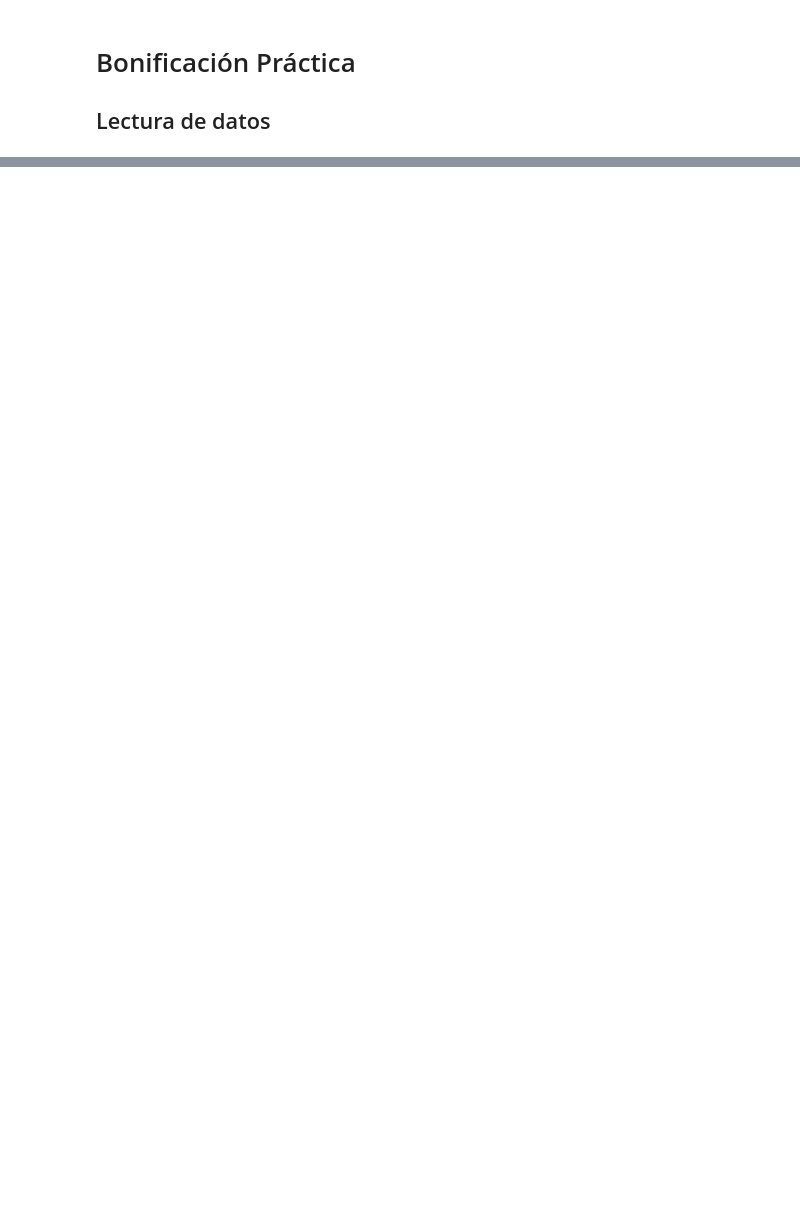
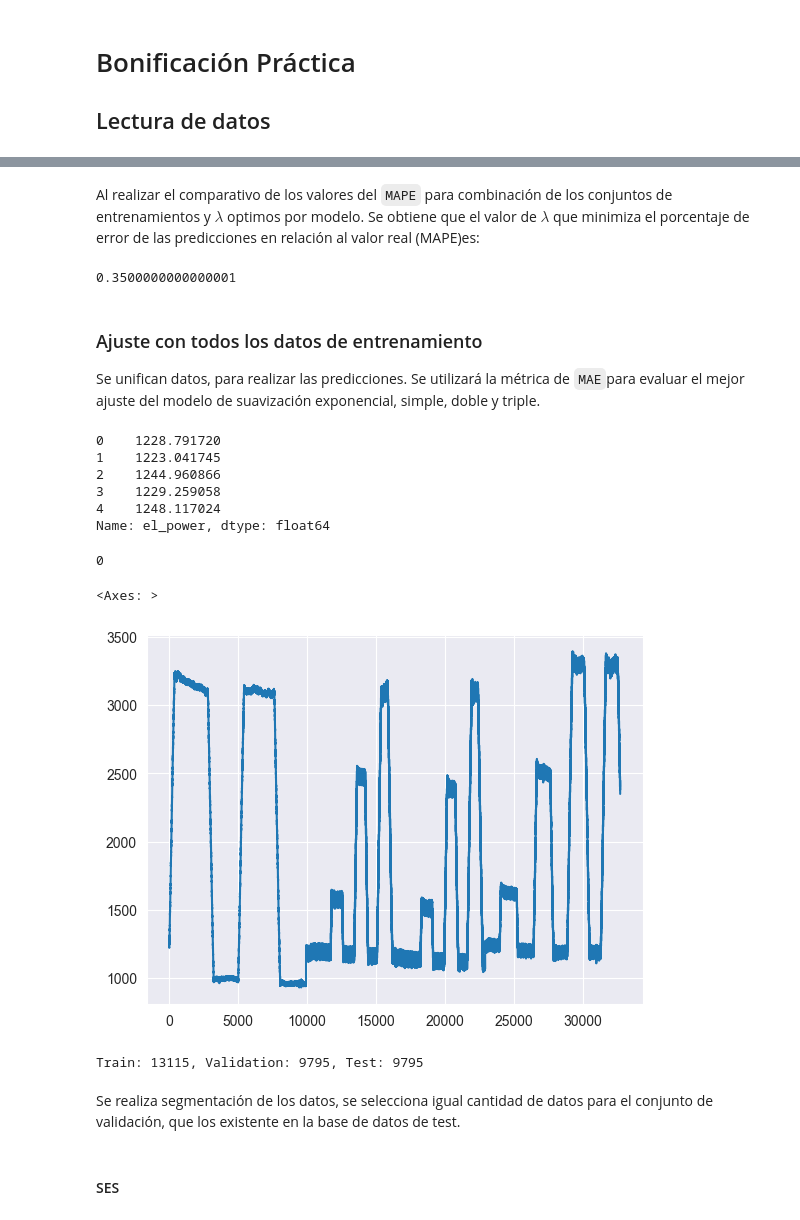
Before and after one commit to Jasonjeik/jbook_ST20240919, a Jupyter notebook: _sources/Bonificacion_1.ipynb, the cells around one changed output, grey strips where cells are left out. Cells and saved outputs as stored; diff of their text form; code cells hidden in the pictures; blank space fills up the shorter version.

```diff
--- a/_sources/Bonificacion_1.ipynb
+++ b/_sources/Bonificacion_1.ipynb
@@ -88,0 +256,67 @@ for i, (model, test_table) in enumerate(zip(models, test_tables)):
+# %% [markdown]
+Al realizar el comparativo de los valores del `MAPE` para combinación de los conjuntos de entrenamientos y $\lambda$ optimos por modelo. Se obtiene que el valor de $\lambda$ que minimiza el porcentaje de error de las predicciones en relación al valor real (MAPE)es:
+# %%
+idx_min_mape = mx_result['MAPE'].idxmin()
+optimal_lambda = mx_result.loc[idx_min_mape, 'Lambda']
+optimal_lambda
+# %% [output]
+0.3500000000000001
+# %% [markdown]
+### Ajuste con todos los datos de entrenamiento
+
+Se unifican datos, para realizar las predicciones. Se utilizará la métrica de `MAE`para evaluar el mejor ajuste del modelo de suavización exponencial, simple, doble y triple.
+# %%
+import pandas as pd
+import numpy as np
+from matplotlib import pyplot as plt
+import seaborn as sns
+import statsmodels.api as sm
+from sklearn.metrics import mean_absolute_error
+import itertools
+import warnings
+from statsmodels.tools.sm_exceptions import ConvergenceWarning
+warnings.simplefilter('ignore', ConvergenceWarning)
+from statsmodels.tsa.holtwinters import ExponentialSmoothing
+from statsmodels.tsa.holtwinters import SimpleExpSmoothing
+from statsmodels.tsa.seasonal import seasonal_decompose
+import statsmodels.tsa.api as smt
+
+train_1_ts = pd.Series(data=train_1['el_power'].values, index=train_1.index)
+train_3_ts = pd.Series(data=train_3['el_power'].values, index=train_3.index)
+train_5_ts = pd.Series(data=train_5['el_power'].values, index=train_5.index)
+test_1_ts = pd.Series(data=test_1['el_power'].values, index=test_1.index)
+all_ts = pd.concat([train_1_ts, train_3_ts,train_5_ts,test_1_ts], axis=0,ignore_index=True)
+lambda_ = optimal_lambda
+all_ts.name = 'el_power'
+all_ts.head()
+# %% [output]
+0    1228.791720
+1    1223.041745
+2    1244.960866
+3    1229.259058
+4    1248.117024
+Name: el_power, dtype: float64
+# %%
+all_ts.isnull().sum()
+# %% [output]
+0
+# %%
+all_ts.plot()
+# %% [output]
+<Axes: >
+[figure, added]
+# %%
+tau_test = len(test_1_ts)
+tau_val=len(test_1_ts)
+
+train=all_ts[:-(tau_val+tau_test)].copy()
+val=all_ts[-(tau_val + tau_test):-tau_test].copy()
+test=all_ts[-tau_test:].copy()
+
+print(f"Train: {len(train)}, Validation: {len(val)}, Test: {len(test)}")
+# %% [output]
+Train: 13115, Validation: 9795, Test: 9795
+# %% [markdown]
+Se realiza segmentación de los datos, se selecciona igual cantidad de datos para el conjunto de validación, que los existente en la base de datos de test.
+# %% [markdown]
+#### SES
```
Also changed, not shown: parts of 74 cells of this notebook, 49 other files.
